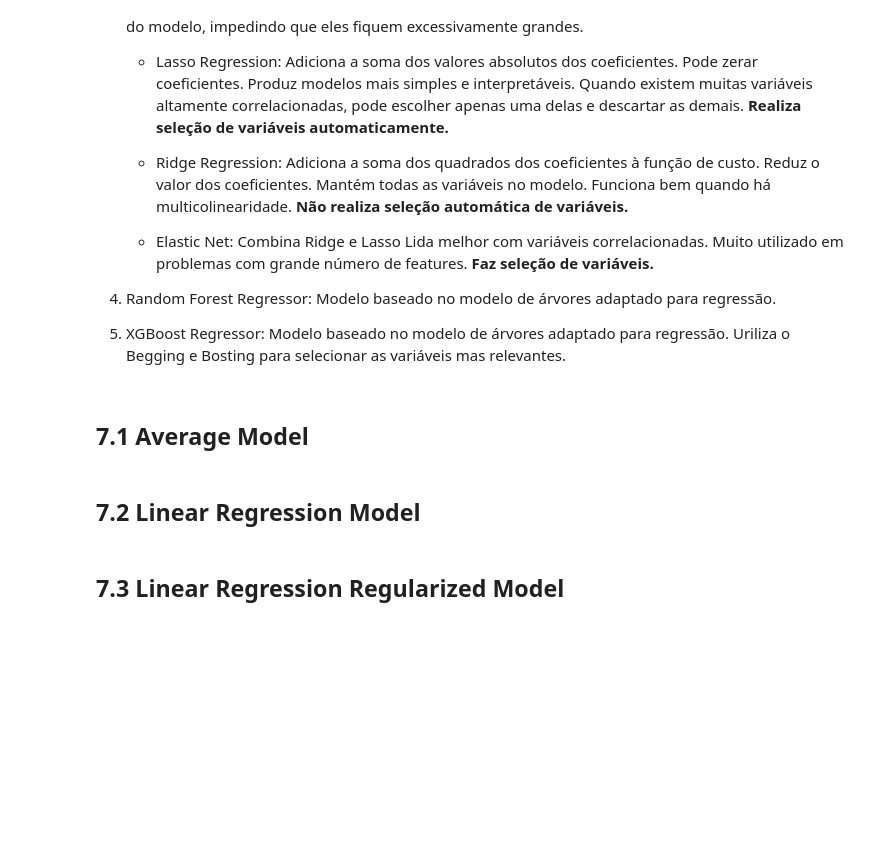
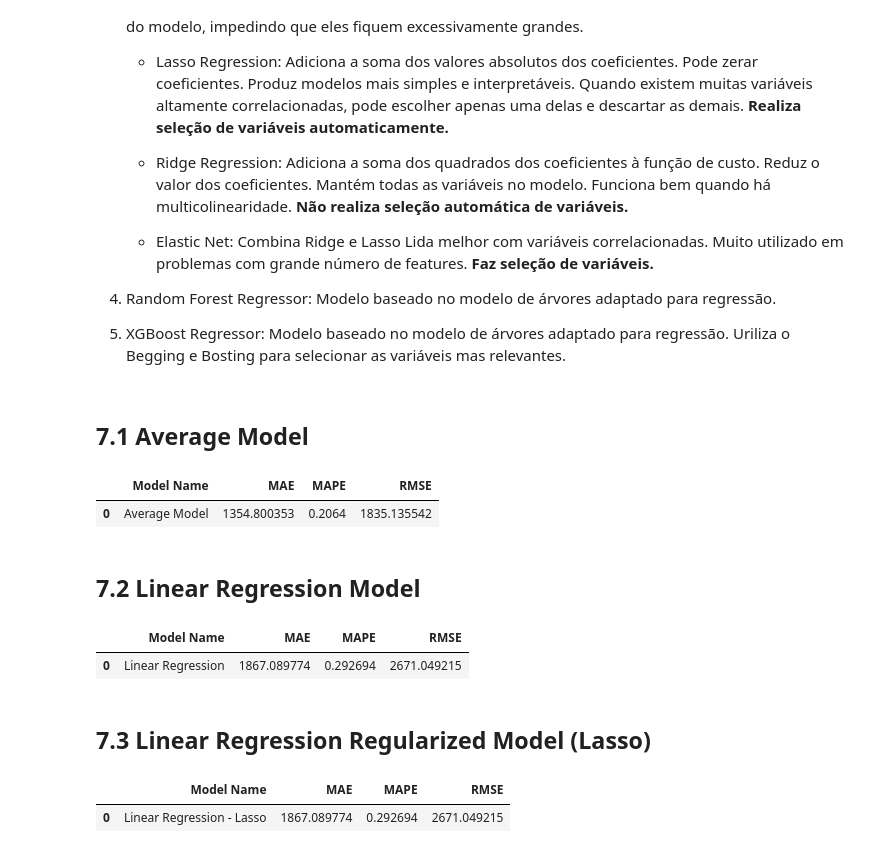
Before and after one commit to MarinaOnohara/Rossmann_Project, a Jupyter notebook: Notebooks/m07_v01_store_sales_prediction.ipynb, the cells around one changed output. Drawn from its saved outputs; the diff is of its cells as text; code cells hidden in the pictures; blank space fills up the shorter version.

Commit message:
Implemento de Modelos Lineares

```diff
--- a/Notebooks/m07_v01_store_sales_prediction.ipynb
+++ b/Notebooks/m07_v01_store_sales_prediction.ipynb
@@ -1663,3 +1666,9 @@ cols_selected_boruta
  'day_cos',
  'week_of_year_sin',
  'week_of_year_cos']
+# %%
+print(cols_selected_boruta)
+
+# Salvar as features selecionadas pelo método Boruta em JSON
+with open("boruta_selected_features.json", "w") as f:
+    json.dump(cols_selected_boruta, f)
@@ -1712,12 +1723,68 @@ cols_selected_boruta
 
 5) XGBoost Regressor:
     Modelo baseado no modelo de árvores adaptado para regressão. Uriliza  o Begging e Bosting para selecionar as variáveis mas relevantes.
-# %% [markdown]
-## 7.1 Average Model
+# %%
+# Abrir as variáveis do selecionadas pelo método Boruta
+with open("boruta_selected_features.json", "r") as f:
+    cols_selected_boruta = json.load(f)
 # %%
 x_train = X_train[cols_selected_boruta]
 x_test = X_test[cols_selected_boruta]
+# %% [markdown]
+## 7.1 Average Model
+# %%
+# Model
+def ml_error (model_name, y, yhat):
+    mae = mean_absolute_error(y, yhat)
+    mape = mean_absolute_percentage_error(y, yhat)
+    rmse = np.sqrt(mean_squared_error(y,yhat))
+
+    return pd.DataFrame({'Model Name': model_name,
+                         'MAE': mae,
+                         'MAPE': mape,
+                         'RMSE':rmse}, index=[0])
+# %%
+aux24 = x_test.copy()
+aux24['sales']= y_test.copy()
+
+# Prediction
+aux25 = aux24[['store', 'sales']].groupby('store').mean().reset_index().rename(columns={'sales':'predictions'})
+aux24 = pd.merge(aux24, aux25, how='left', on='store')
+yhat_baseline = aux24['predictions']
+
+# Performance
+baseline_result = ml_error('Average Model', np.expm1( y_test), np.expm1(yhat_baseline))
+baseline_result
+# %% [output]
+|  | Model Name | MAE | MAPE | RMSE |
+| 0 | Average Model | 1354.800353 | 0.2064 | 1835.135542 |
 # %% [markdown]
 ## 7.2 Linear Regression Model
+# %%
+# Model
+lr = LinearRegression().fit(x_train, y_train)
+
+# Prediction
+yhat_lr = lr.predict(x_test)
+
+# Performance
+lr_result = ml_error('Linear Regression', np.expm1(y_test), np.expm1(yhat_lr))
+lr_result
+# %% [output]
+|  | Model Name | MAE | MAPE | RMSE |
+| 0 | Linear Regression | 1867.089774 | 0.292694 | 2671.049215 |
 # %% [markdown]
-## 7.3 Linear Regression Regularized Model
+## 7.3 Linear Regression Regularized Model (Lasso)
+# %%
+# Model
+lrr = Lasso (alpha = 0.01).fit(x_train, y_train)
+
+# Prediction
+yhat_lrr = lr.predict(x_test)
+
+# Performance
+lrr_result = ml_error('Linear Regression - Lasso', np.expm1(y_test), np.expm1(yhat_lrr))
+lrr_result
+# %% [output]
+|  | Model Name | MAE | MAPE | RMSE |
+| 0 | Linear Regression - Lasso | 1867.089774 | 0.292694 | 2671.049215 |
```
Also changed, not shown: parts of 2 cells of this notebook.
